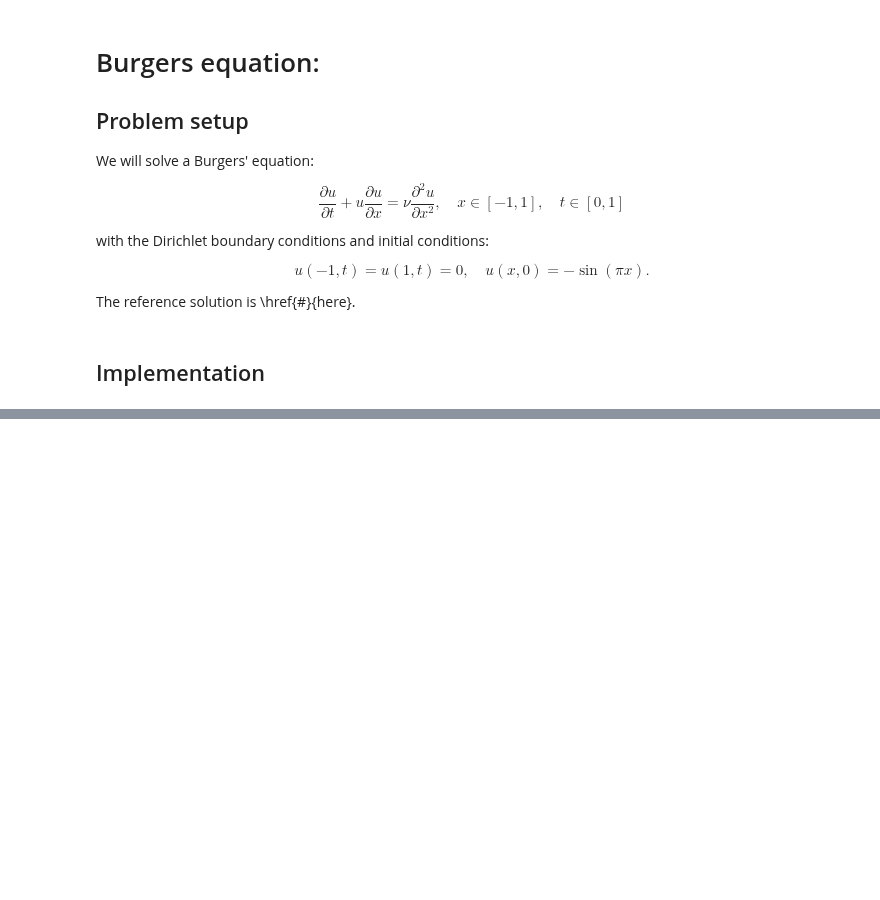
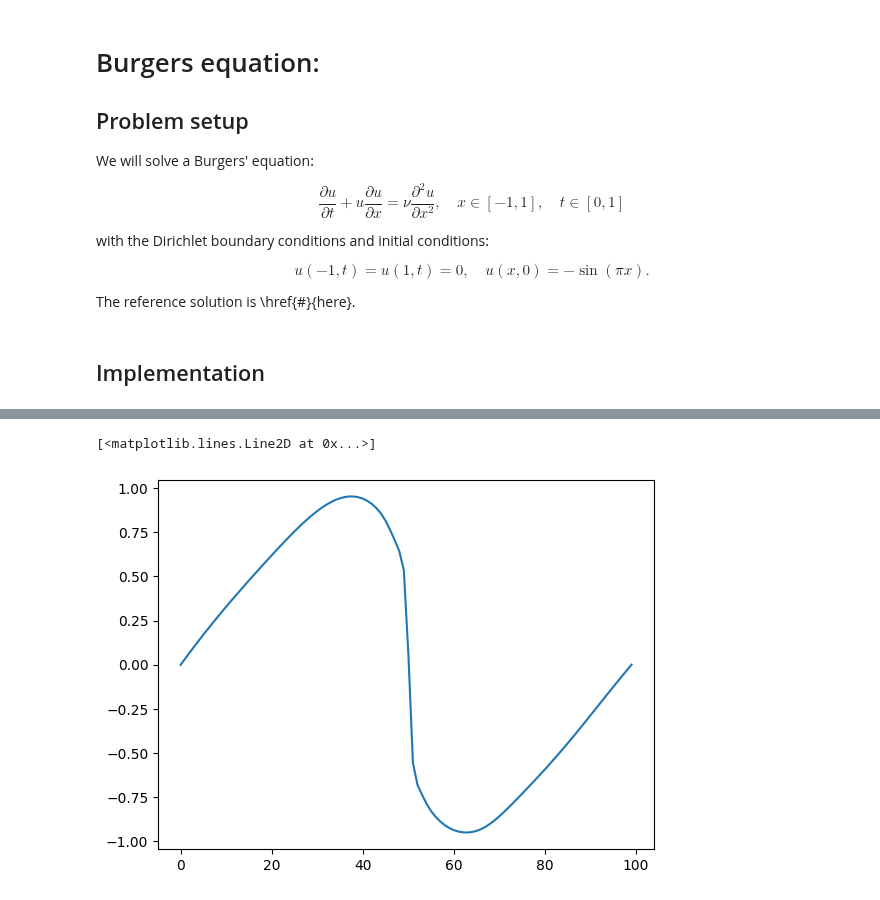
Before and after one commit to aderdouri/PINNs, a Jupyter notebook: burgers_equation.ipynb, the cells around one changed output, grey strips where cells are left out. Cells and saved outputs as stored; diff of their text form; code cells hidden in the pictures; blank space fills up the shorter version.

```diff
--- a/burgers_equation.ipynb
+++ b/burgers_equation.ipynb
@@ -140,0 +196,5 @@ plt.show()
+# %%
+plt.plot(u_pred[:,30])
+# %% [output]
+[<matplotlib.lines.Line2D at 0x...>]
+[figure, added]
```
Also changed, not shown: parts of 10 cells of this notebook.
